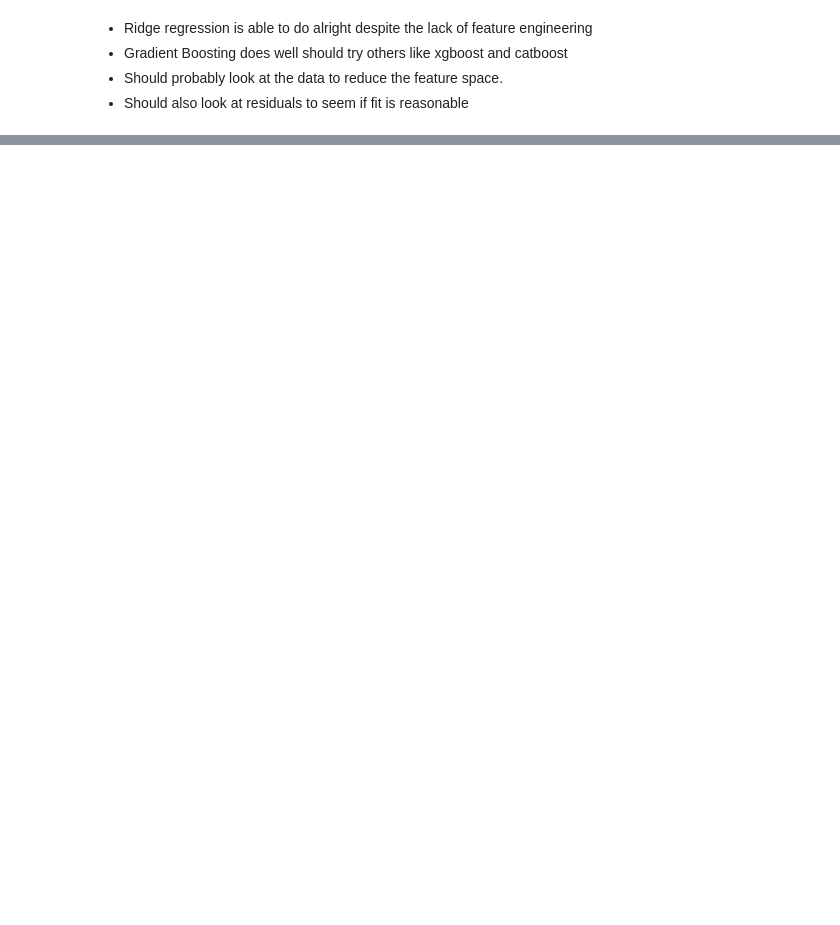
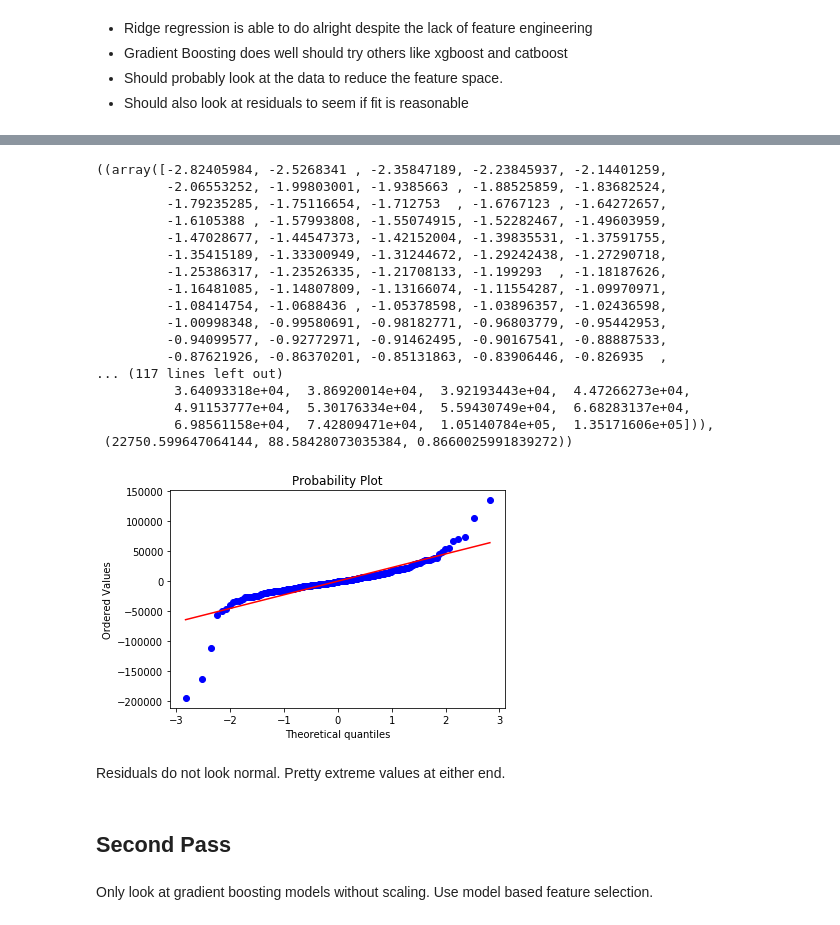
Before and after one commit to WBradbeer/housing, a Jupyter notebook: housing.ipynb, the cells around one changed output, grey strips where cells are left out. Drawn from its saved outputs; the diff is of its cells as text; code cells hidden in the pictures; blank space fills up the shorter version.

```diff
--- a/housing.ipynb
+++ b/housing.ipynb
@@ -174,0 +192,28 @@ Length: 302, dtype: float64
+# %%
+from scipy.stats import probplot
+probplot(grid.predict(X_val) - y_val, plot=plt)
+# %% [output]
+((array([-2.82405984, -2.5268341 , -2.35847189, -2.23845937, -2.14401259,
+         -2.06553252, -1.99803001, -1.9385663 , -1.88525859, -1.83682524,
+         -1.79235285, -1.75116654, -1.712753  , -1.6767123 , -1.64272657,
+         -1.6105388 , -1.57993808, -1.55074915, -1.52282467, -1.49603959,
+         -1.47028677, -1.44547373, -1.42152004, -1.39835531, -1.37591755,
+         -1.35415189, -1.33300949, -1.31244672, -1.29242438, -1.27290718,
+         -1.25386317, -1.23526335, -1.21708133, -1.199293  , -1.18187626,
+         -1.16481085, -1.14807809, -1.13166074, -1.11554287, -1.09970971,
+         -1.08414754, -1.0688436 , -1.05378598, -1.03896357, -1.02436598,
+         -1.00998348, -0.99580691, -0.98182771, -0.96803779, -0.95442953,
+         -0.94099577, -0.92772971, -0.91462495, -0.90167541, -0.88887533,
+         -0.87621926, -0.86370201, -0.85131863, -0.83906446, -0.826935  ,
+... (117 lines left out)
+          3.64093318e+04,  3.86920014e+04,  3.92193443e+04,  4.47266273e+04,
+          4.91153777e+04,  5.30176334e+04,  5.59430749e+04,  6.68283137e+04,
+          6.98561158e+04,  7.42809471e+04,  1.05140784e+05,  1.35171606e+05])),
+ (22750.599647064144, 88.58428073035384, 0.8660025991839272))
+[figure, added]
+# %% [markdown]
+Residuals do not look normal. Pretty extreme values at either end.
+# %% [markdown]
+## Second Pass
+# %% [markdown]
+Only look at gradient boosting models without scaling. Use model based feature selection.
```
Also changed, not shown: parts of 17 cells of this notebook, 5 other files.
